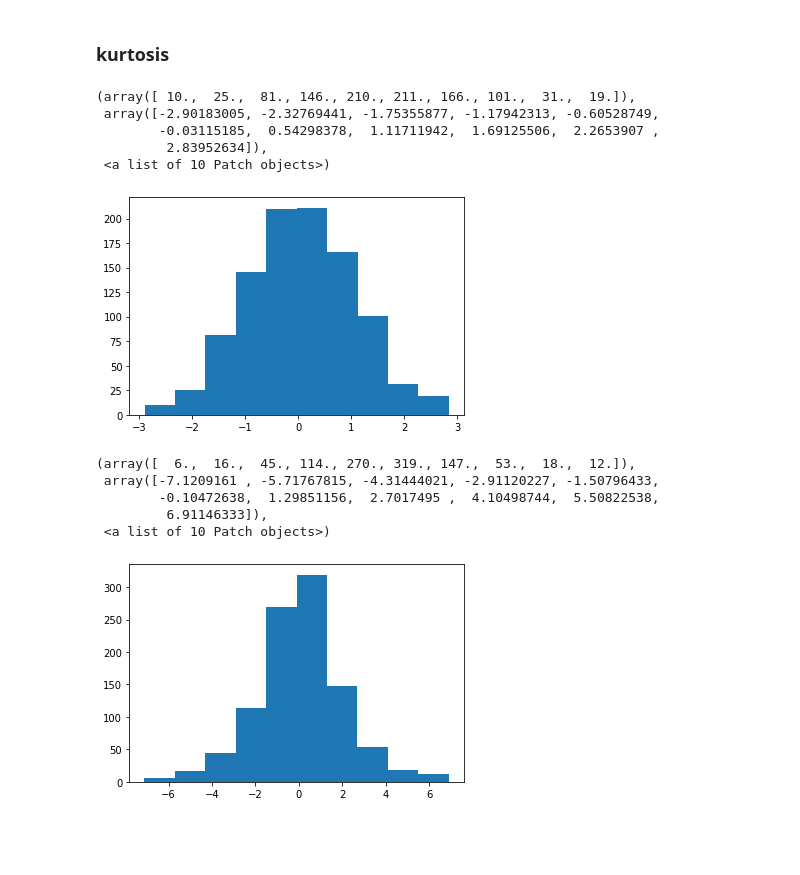
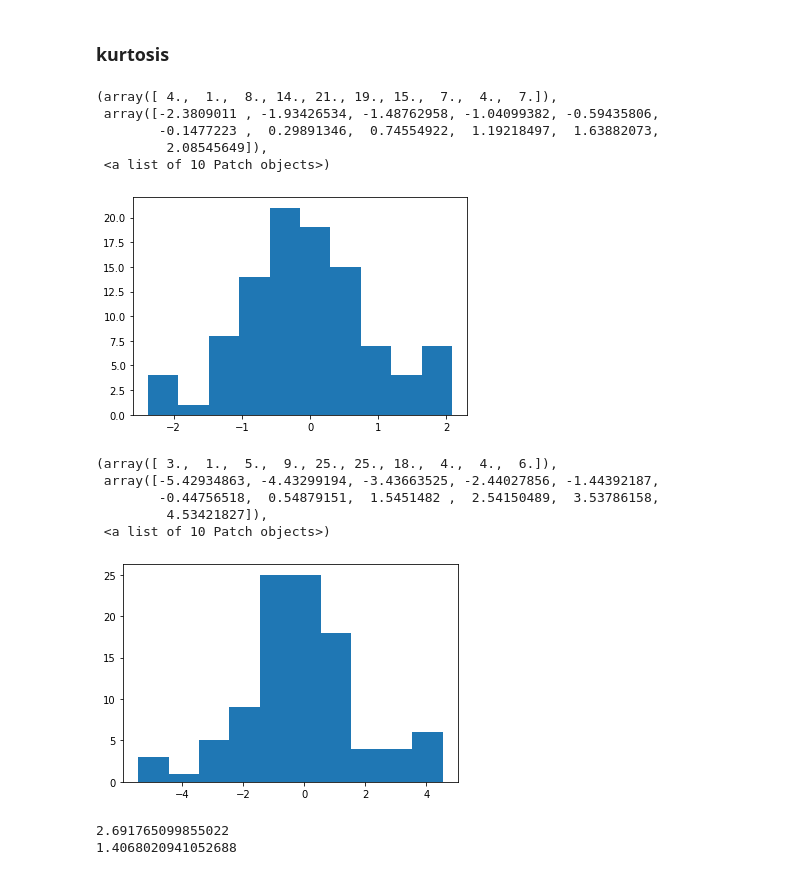
Before and after one commit to micky85lu/Data-Assimilation-Project, a Jupyter notebook: test_nongaussian.ipynb, the cells around one changed output. Saved outputs shown, nothing was run; the diff lists cells and outputs as text; code cells hidden in the pictures; blank space fills up the shorter version.

```diff
--- a/test_nongaussian.ipynb
+++ b/test_nongaussian.ipynb
@@ -237,21 +237,21 @@ alpha = -2.5:  skew=-0.5777508668227388
 def sinh_arcsinh_transform(x, epsilon, delta):
     return np.sinh(delta*np.arcsinh(x)-epsilon) * delta * np.cosh(delta*np.arcsinh(x)-epsilon) / np.sqrt(1+x**2)
 # %%
-x = np.random.normal(loc=0, scale=1, size=1000)
+x = np.random.normal(loc=0, scale=1, size=100)
 plt.hist(x)
 # %% [output]
-(array([ 10.,  25.,  81., 146., 210., 211., 166., 101.,  31.,  19.]),
- array([-2.90183005, -2.32769441, -1.75355877, -1.17942313, -0.60528749,
-        -0.03115185,  0.54298378,  1.11711942,  1.69125506,  2.2653907 ,
-         2.83952634]),
+(array([ 4.,  1.,  8., 14., 21., 19., 15.,  7.,  4.,  7.]),
+ array([-2.3809011 , -1.93426534, -1.48762958, -1.04099382, -0.59435806,
+        -0.1477223 ,  0.29891346,  0.74554922,  1.19218497,  1.63882073,
+         2.08545649]),
  <a list of 10 Patch objects>)
-[figure, old version]
+[figure, new version]
 # %%
 plt.hist(sinh_arcsinh_transform(x, 0, 1.2))
 # %% [output]
-(array([  6.,  16.,  45., 114., 270., 319., 147.,  53.,  18.,  12.]),
- array([-7.1209161 , -5.71767815, -4.31444021, -2.91120227, -1.50796433,
-        -0.10472638,  1.29851156,  2.7017495 ,  4.10498744,  5.50822538,
-         6.91146333]),
+(array([ 3.,  1.,  5.,  9., 25., 25., 18.,  4.,  4.,  6.]),
+ array([-5.42934863, -4.43299194, -3.43663525, -2.44027856, -1.44392187,
+        -0.44756518,  0.54879151,  1.5451482 ,  2.54150489,  3.53786158,
+         4.53421827]),
  <a list of 10 Patch objects>)
-[figure, old version]
+[figure, new version]
@@ -257,0 +270,16 @@ plt.hist(sinh_arcsinh_transform(x, 0, 1.2))
+# %%
+from scipy.stats import kurtosis, skew
+
+m1, m2, m3, m4 = moments(0, 1.2)
+v = m2 - m1**2
+print(m4/v**2)
+
+ss = []
+for i in range(1000):
+    x = np.random.normal(loc=0, scale=1, size=200)
+    s = sinh_arcsinh_transform(x, 0, 1.2)
+    ss.append(kurtosis(s))
+print(np.mean(ss))
+# %% [output]
+2.691765099855022
+1.4068020941052688
```
Also changed, not shown: parts of 9 cells of this notebook.
